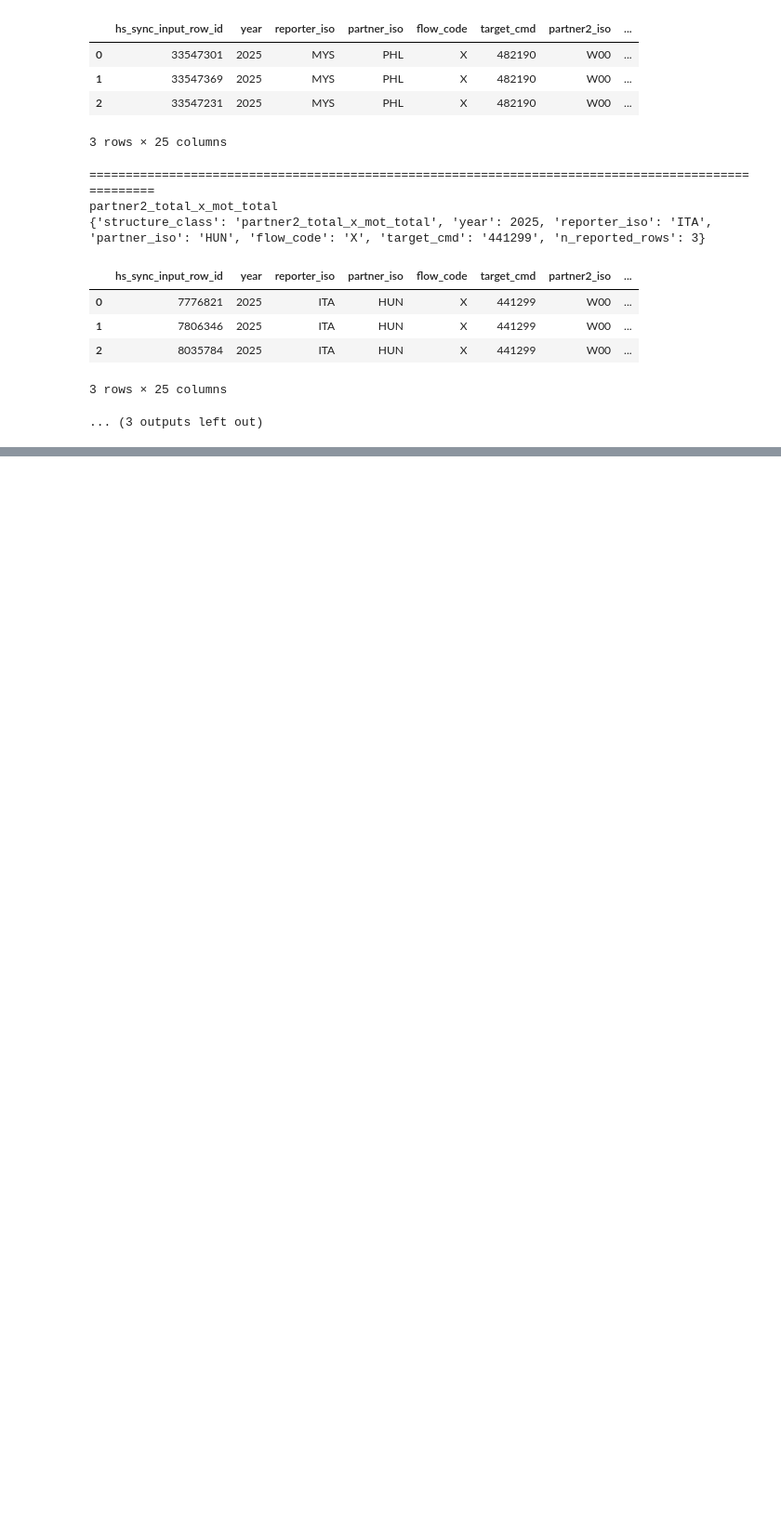
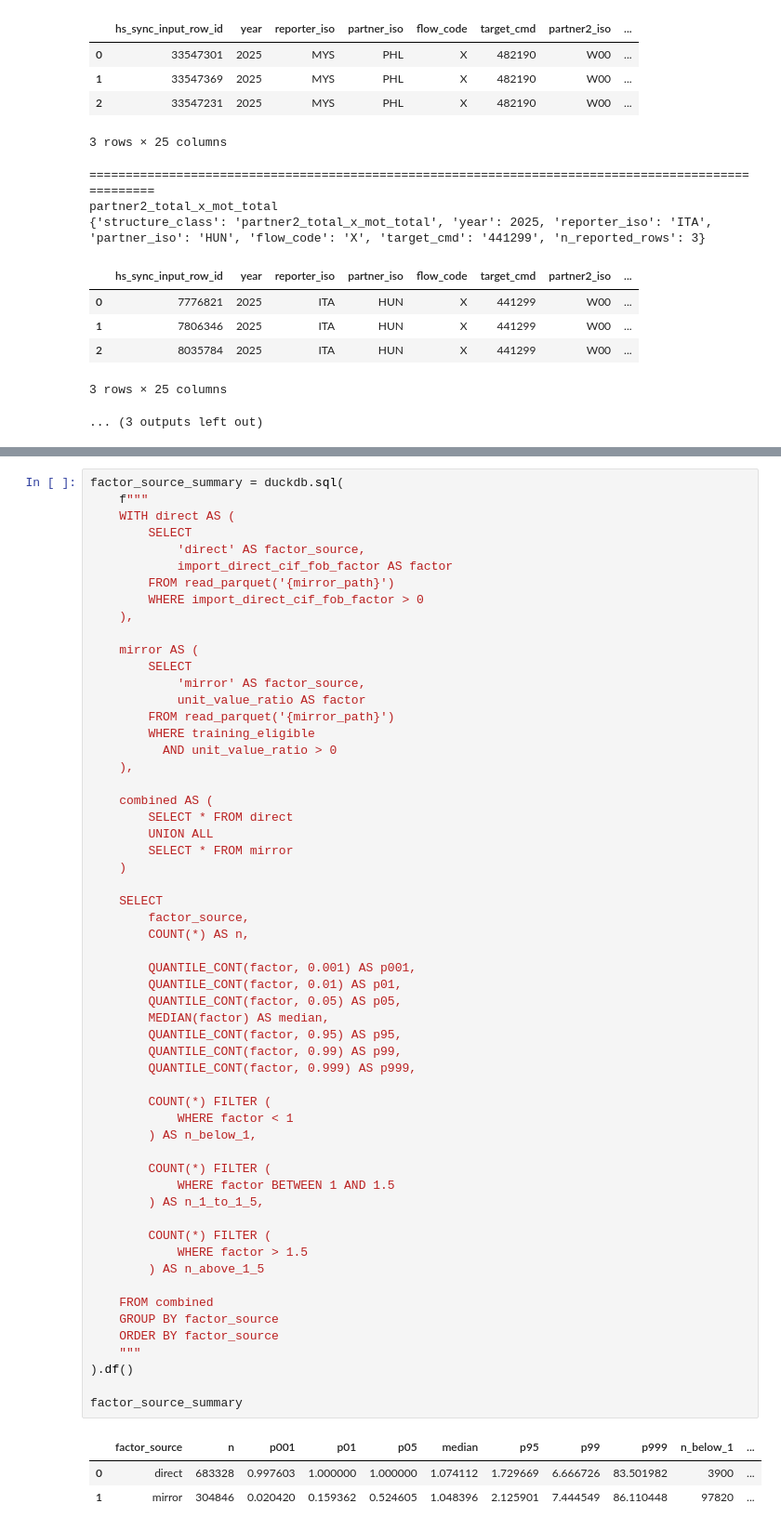
Before and after one commit to TI-ForestProductsMarkets/vacoda, a Jupyter notebook: notebooks/09_hs_sync_output_inspection.ipynb, the cells around one changed output, grey strips where cells are left out. Shown at 93% size. Cells and saved outputs as stored; diff of their text form; blank space fills up the shorter version.

```diff
--- a/notebooks/09_hs_sync_output_inspection.ipynb
+++ b/notebooks/09_hs_sync_output_inspection.ipynb
@@ -2550,0 +2678,61 @@ partner2_total_x_mot_total
+# %%
+factor_source_summary = duckdb.sql(
+    f"""
+    WITH direct AS (
+        SELECT
+            'direct' AS factor_source,
+            import_direct_cif_fob_factor AS factor
+        FROM read_parquet('{mirror_path}')
+        WHERE import_direct_cif_fob_factor > 0
+    ),
+
+    mirror AS (
+        SELECT
+            'mirror' AS factor_source,
+            unit_value_ratio AS factor
+        FROM read_parquet('{mirror_path}')
+        WHERE training_eligible
+          AND unit_value_ratio > 0
+    ),
+
+    combined AS (
+        SELECT * FROM direct
+        UNION ALL
+        SELECT * FROM mirror
+    )
+
+    SELECT
+        factor_source,
+        COUNT(*) AS n,
+
+        QUANTILE_CONT(factor, 0.001) AS p001,
+        QUANTILE_CONT(factor, 0.01) AS p01,
+        QUANTILE_CONT(factor, 0.05) AS p05,
+        MEDIAN(factor) AS median,
+        QUANTILE_CONT(factor, 0.95) AS p95,
+        QUANTILE_CONT(factor, 0.99) AS p99,
+        QUANTILE_CONT(factor, 0.999) AS p999,
+
+        COUNT(*) FILTER (
+            WHERE factor < 1
+        ) AS n_below_1,
+
+        COUNT(*) FILTER (
+            WHERE factor BETWEEN 1 AND 1.5
+        ) AS n_1_to_1_5,
+
+        COUNT(*) FILTER (
+            WHERE factor > 1.5
+        ) AS n_above_1_5
+
+    FROM combined
+    GROUP BY factor_source
+    ORDER BY factor_source
+    """
+).df()
+
+factor_source_summary
+# %% [output]
+|  | factor_source | n | p001 | p01 | p05 | median | p95 | p99 | p999 | n_below_1 | ... |
+| 0 | direct | 683328 | 0.997603 | 1.000000 | 1.000000 | 1.074112 | 1.729669 | 6.666726 | 83.501982 | 3900 | ... |
+| 1 | mirror | 304846 | 0.020420 | 0.159362 | 0.524605 | 1.048396 | 2.125901 | 7.444549 | 86.110448 | 97820 | ... |
```
Also changed, not shown: parts of 8 cells of this notebook, 9 other files.
